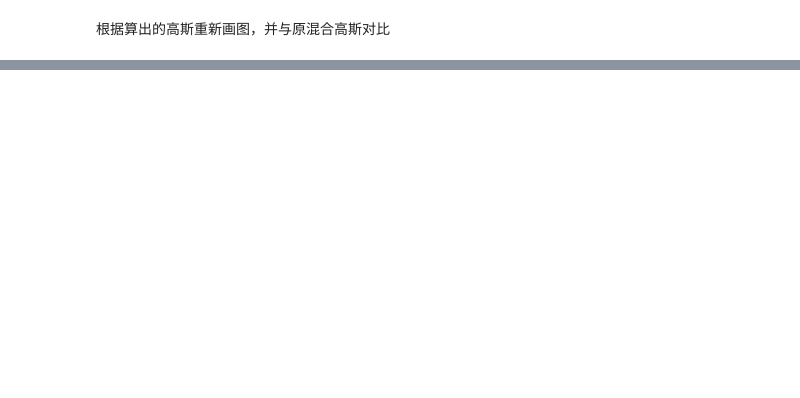
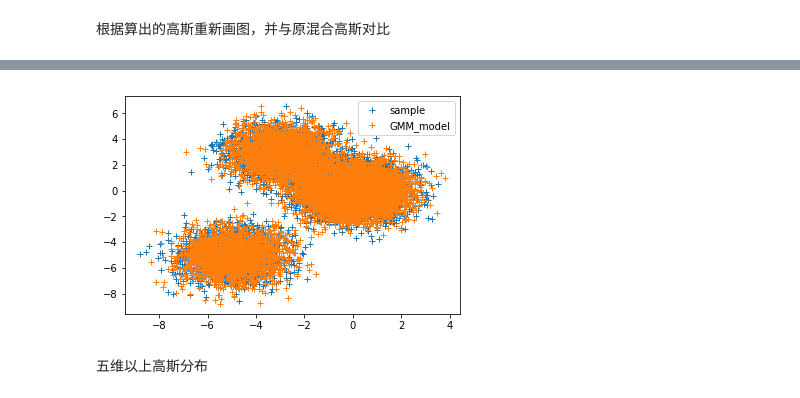
Before and after one commit to plutojia/NLP-practice, a Jupyter notebook: GMM.ipynb, the cells around one changed output, grey strips where cells are left out. Saved outputs shown, nothing was run; the diff lists cells and outputs as text; code cells hidden in the pictures; blank space fills up the shorter version.

```diff
--- a/GMM.ipynb
+++ b/GMM.ipynb
@@ -180,0 +226,2 @@ The 'normed' kwarg was deprecated in Matplotlib 2.1 and will be removed in 3.1.
+# %%
+res=GMM_model(X,3,100)
@@ -180,0 +261,10 @@ The 'normed' kwarg was deprecated in Matplotlib 2.1 and will be removed in 3.1.
+# %%
+Y=sample(res,10000)
+plt.plot(X[:,0],X[:,1],'+',label='sample')
+plt.plot(Y[:,0],Y[:,1],'+',label='GMM_model')
+plt.legend()
+plt.show()
+# %% [output]
+[figure, added]
+# %% [markdown]
+五维以上高斯分布
```
Also changed, not shown: parts of 18 cells of this notebook.
